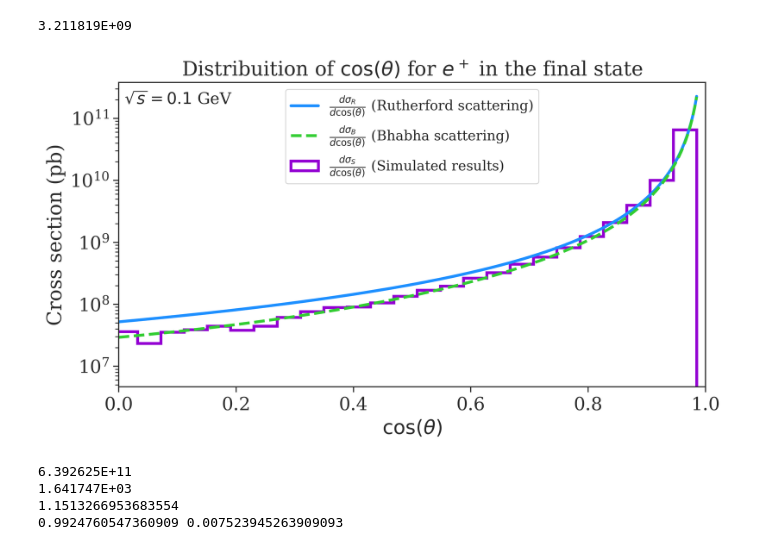
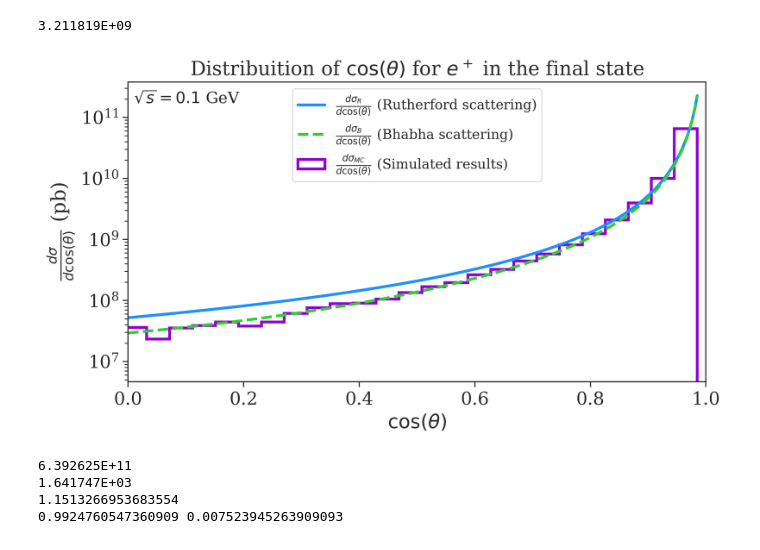
Before and after one commit to viniciusrocca/simulationsSM, a Jupyter notebook: epem2epem/epem2epem.ipynb, the cells around one changed output. Cells and saved outputs as stored; diff of their text form; code cells hidden in the pictures.

Commit message:
Graphs update

```diff
--- a/epem2epem/epem2epem.ipynb
+++ b/epem2epem/epem2epem.ipynb
@@ -258,36 +258,36 @@ y1 =  4*2*np.pi*coeff1*y1*0.389379372e9
 # %%
 
 fig = plt.figure(figsize = [9.2,4.9], dpi = 300)
 
 #Rutherford diferential cross section
 plot = plt.plot(cos_theta,y, color = 'dodgerblue', label = r'$\frac{d\sigma_R}{d\cos(\theta)}$ (Rutherford scattering)', linewidth = 2.5)
 
 #Bhabha scattering
 plot = plt.plot(cos_theta,y1,  color = 'limegreen',linestyle = '--', label = r'$\frac{d\sigma_B}{d\cos(\theta)}$ (Bhabha scattering)', linewidth = 2.5)
 
 #Simulated distribuition
 cos_thetap1, cos_thetam1 = cos_theta_distribuition('epem_scat_cut_out.lhe')
 
 bin_width = (1+np.cos(theta_min))/50
 weights =  np.array(100000*[3.433e+09/(bin_width*1e5)])
 
 
-values, bins, _ = plt.hist(cos_thetap1, bins=50, range = [-1,np.cos(theta_min)],  histtype = 'step', linewidth =2.5,  weights = weights, color = 'darkviolet', label = r'$\frac{d\sigma_S}{d\cos(\theta)}$ (Simulated results)')
+values, bins, _ = plt.hist(cos_thetap1, bins=50, range = [-1,np.cos(theta_min)],  histtype = 'step', linewidth =2.5,  weights = weights, color = 'darkviolet', label = r'$\frac{d\sigma_{MC}}{d\cos(\theta)}$ (Simulated results)')
 
-plt.ylabel(r'Cross section (pb)')
+plt.ylabel(r'$\frac{d\sigma}{d\cos(\theta)}$ (pb)')
 plt.xlabel(r'$\cos{(\theta)}$')
 plt.title(r'Distribuition of $\cos{(\theta)}$ for $e^+$ in the final state')
 plt.annotate(r'$\sqrt{s} = 0.1$ GeV',(0.01,1.7e11), fontsize = 14)
 plt.legend(loc ='upper center', fontsize = 12)
 plt.xlim([0,1])
 #plt.ylim([0.0001,1e4])
 plt.yscale('log')
 
 
 plt.savefig('cosT_distribution.pdf')
 plt.show()
 # %% [output]
-[figure, old version]
+[figure, new version]
 # %%
 x = np.cos(np.pi/18)
 print("%10.6E" % (4*0.389379372e9*np.pi*(1+x)/(1-x)))
```
Also changed, not shown: parts of 2 cells of this notebook.
